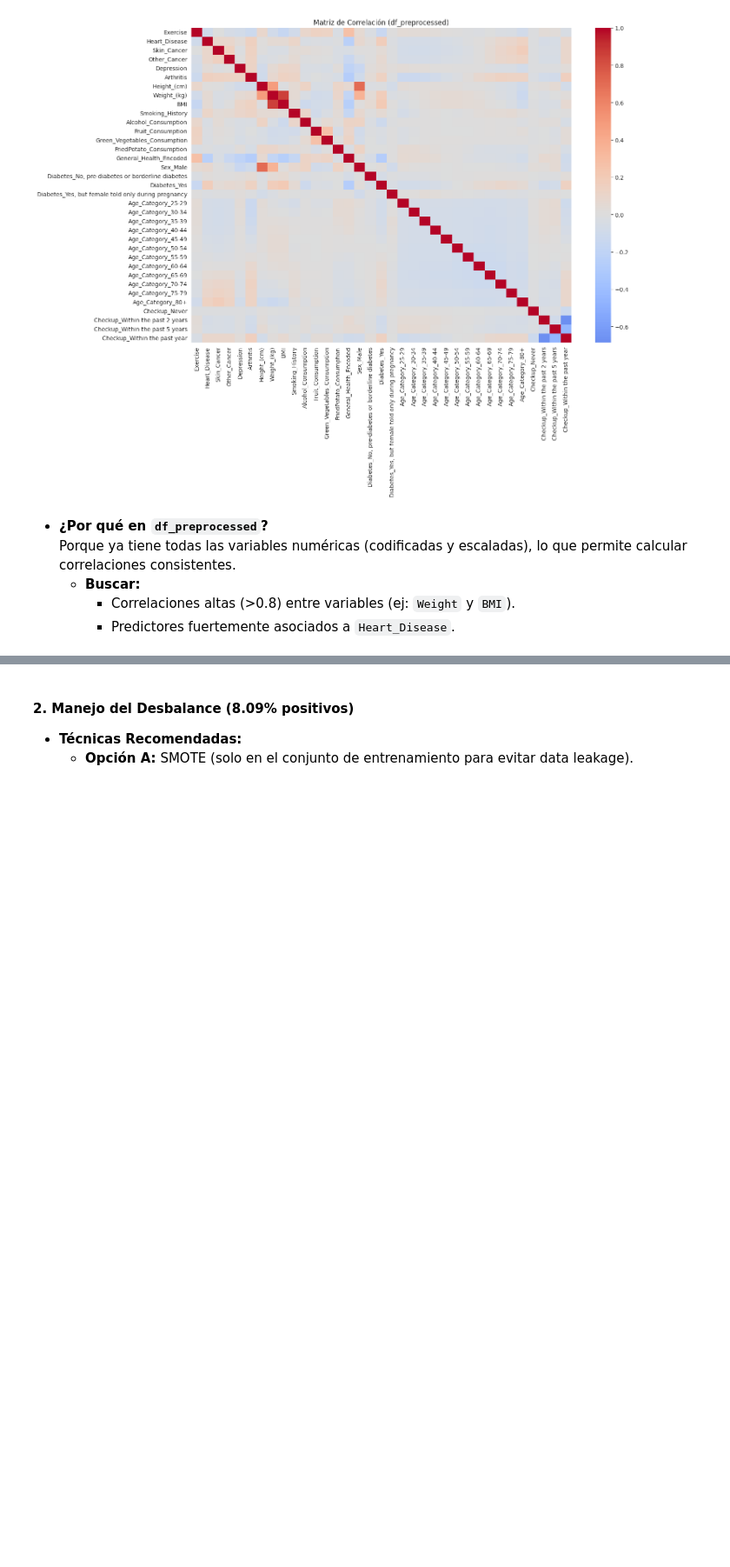
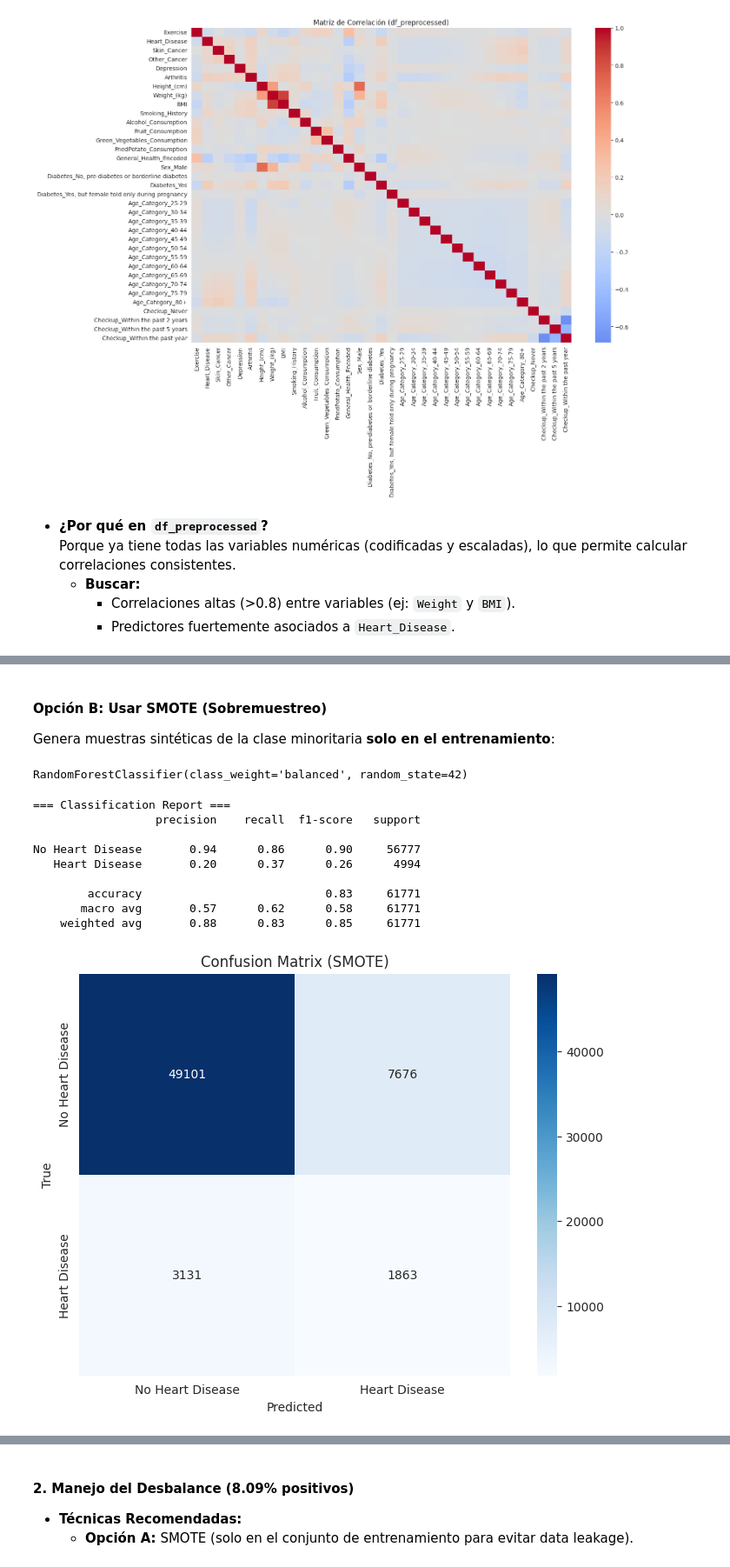
Before and after one commit to Bootcamp-IA-P4/E4_classification, a Jupyter notebook: notebooks/cardio_risk_eda_v2.ipynb, the cells around one changed output, grey strips where cells are left out. Shown at 87% size. Cells and saved outputs as stored; diff of their text form; code cells hidden in the pictures; blank space fills up the shorter version.

Commit message:
feat(notebook): compare models in EDA notebook.

```diff
--- a/notebooks/cardio_risk_eda_v2.ipynb
+++ b/notebooks/cardio_risk_eda_v2.ipynb
@@ -584,0 +785,52 @@ plt.show()
+# %% [markdown]
+#### **Opción B: Usar SMOTE (Sobremuestreo)**
+Genera muestras sintéticas de la clase minoritaria **solo en el entrenamiento**:
+# %%
+from imblearn.over_sampling import SMOTE
+
+smote = SMOTE(random_state=42)
+X_train_res, y_train_res = smote.fit_resample(X_train_final, y_train)
+model_final.fit(X_train_res, y_train_res)  # Reentrenar con datos balanceados
+# %% [output]
+RandomForestClassifier(class_weight='balanced', random_state=42)
+# %%
+from imblearn.over_sampling import SMOTE
+from sklearn.metrics import classification_report, confusion_matrix
+import seaborn as sns
+import matplotlib.pyplot as plt
+
+# 1. Aplicar SMOTE solo al conjunto de entrenamiento
+smote = SMOTE(random_state=42)
+X_train_res, y_train_res = smote.fit_resample(X_train_final, y_train)
+
+# 2. Reentrenar el modelo con datos balanceados
+model_final.fit(X_train_res, y_train_res)
+
+# 3. Predecir en el conjunto de prueba (sin balancear)
+y_pred = model_final.predict(X_test_final)
+
+# 4. Métricas de evaluación
+print("=== Classification Report ===")
+print(classification_report(y_test, y_pred, target_names=['No Heart Disease', 'Heart Disease']))
+
+# 5. Matriz de confusión
+cm = confusion_matrix(y_test, y_pred)
+plt.figure(figsize=(8, 6))
+sns.heatmap(cm, annot=True, fmt='d', cmap='Blues',
+            xticklabels=['No Heart Disease', 'Heart Disease'],
+            yticklabels=['No Heart Disease', 'Heart Disease'])
+plt.title("Confusion Matrix (SMOTE)")
+plt.xlabel("Predicted")
+plt.ylabel("True")
+plt.show()
+# %% [output]
+=== Classification Report ===
+                  precision    recall  f1-score   support
+
+No Heart Disease       0.94      0.86      0.90     56777
+   Heart Disease       0.20      0.37      0.26      4994
+
+        accuracy                           0.83     61771
+       macro avg       0.57      0.62      0.58     61771
+    weighted avg       0.88      0.83      0.85     61771
+[figure, added]
```
Also changed, not shown: parts of 28 cells of this notebook, 2 other files.
